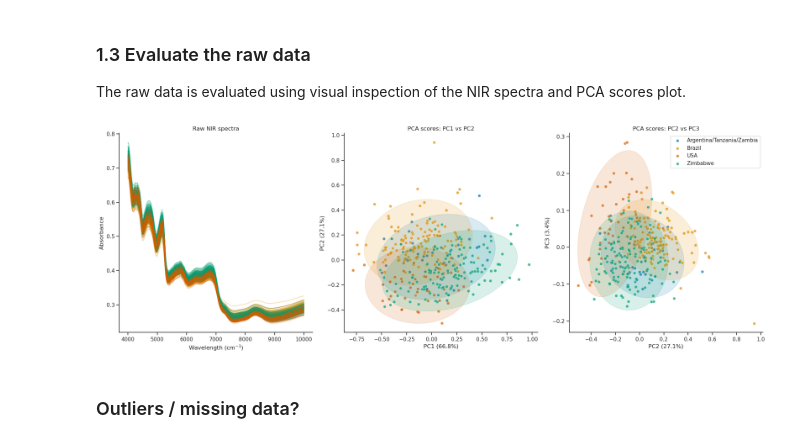
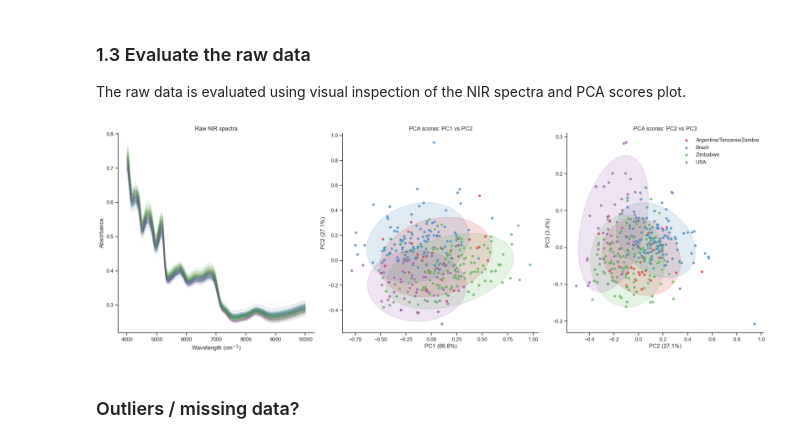
Before and after one commit to ejontnu/Project-Chemometric, a Jupyter notebook: Project.ipynb, the cells around one changed output. Cells and saved outputs as stored; diff of their text form; code cells hidden in the pictures.

```diff
--- a/Project.ipynb
+++ b/Project.ipynb
@@ -91,7 +91,7 @@ This section defines helper functions for visualising the spectral data and expl
 These plotting functions will later be used for both the raw spectra and the preprocessed spectra.
 # %%
 # Create one color per country
-palette = sns.color_palette("colorblind",
+palette = sns.color_palette("Set1",
                             n_colors=len(country_names))
 
 # Store the mapping between country names and colors
@@ -132,7 +132,7 @@ def plot_nir_spectra(X, wavelengths, labels, colormap, ax, title="NIR spectra",
                 wavelengths,
                 spectrum,
                 color=color,
-                alpha=0.3, # trancparency so possible to see overlapping spectra
+                alpha=0.1, # trancparency so possible to see overlapping spectra
                 label=country if i == 0 else None # so label first occurrence to legend
             )
 
@@ -261,36 +261,35 @@ plot_nir_spectra(
 )
 
 # PCA computation
 scores, varpca, pca = run_pca(X)
 
 # PC1 vs PC2
 plot_pca_scores(
     scores, varpca, countries, country_color_map,
     ax=axes[1],
     pcs=(1, 2),
     ellipses=True,
     title="PCA scores: PC1 vs PC2",
     show_legend=False
 )
 
 # PC2 vs PC3
 plot_pca_scores(
     scores, varpca, countries, country_color_map,
     ax=axes[2],
     pcs=(2, 3),
     ellipses=True,
-    title="PCA scores: PC2 vs PC3",
-    show_legend=False
+    title="PCA scores: PC2 vs PC3"
 )
 
 # Clean all subplots
 for ax in axes:
     sns.despine(ax=ax)
 
 plt.tight_layout()
 plt.show()
 # %% [output]
-[figure, old version]
+[figure, new version]
 # %% [markdown]
 ### Outliers / missing data?
 # %% [markdown]
```
Also changed, not shown: parts of 1 cell of this notebook.
